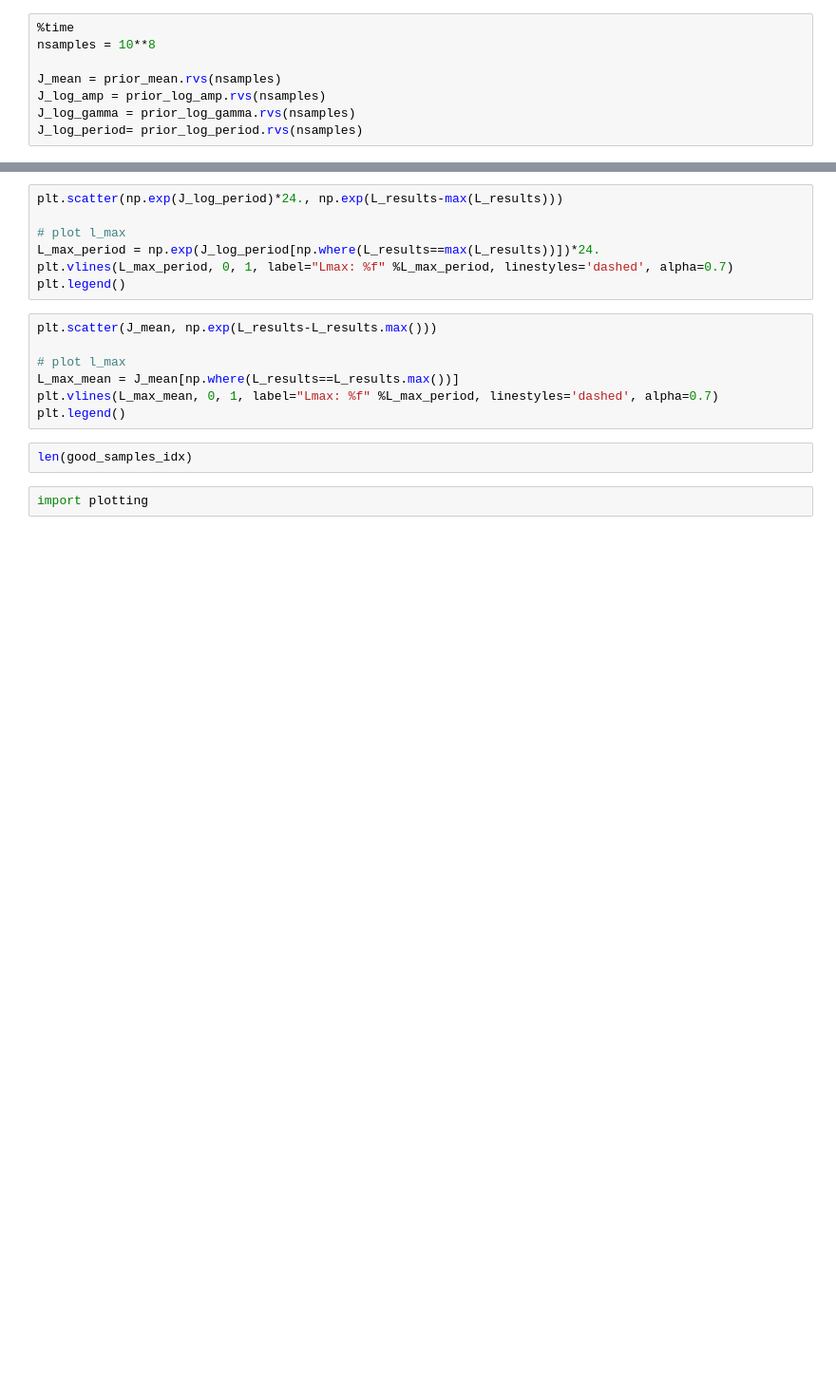
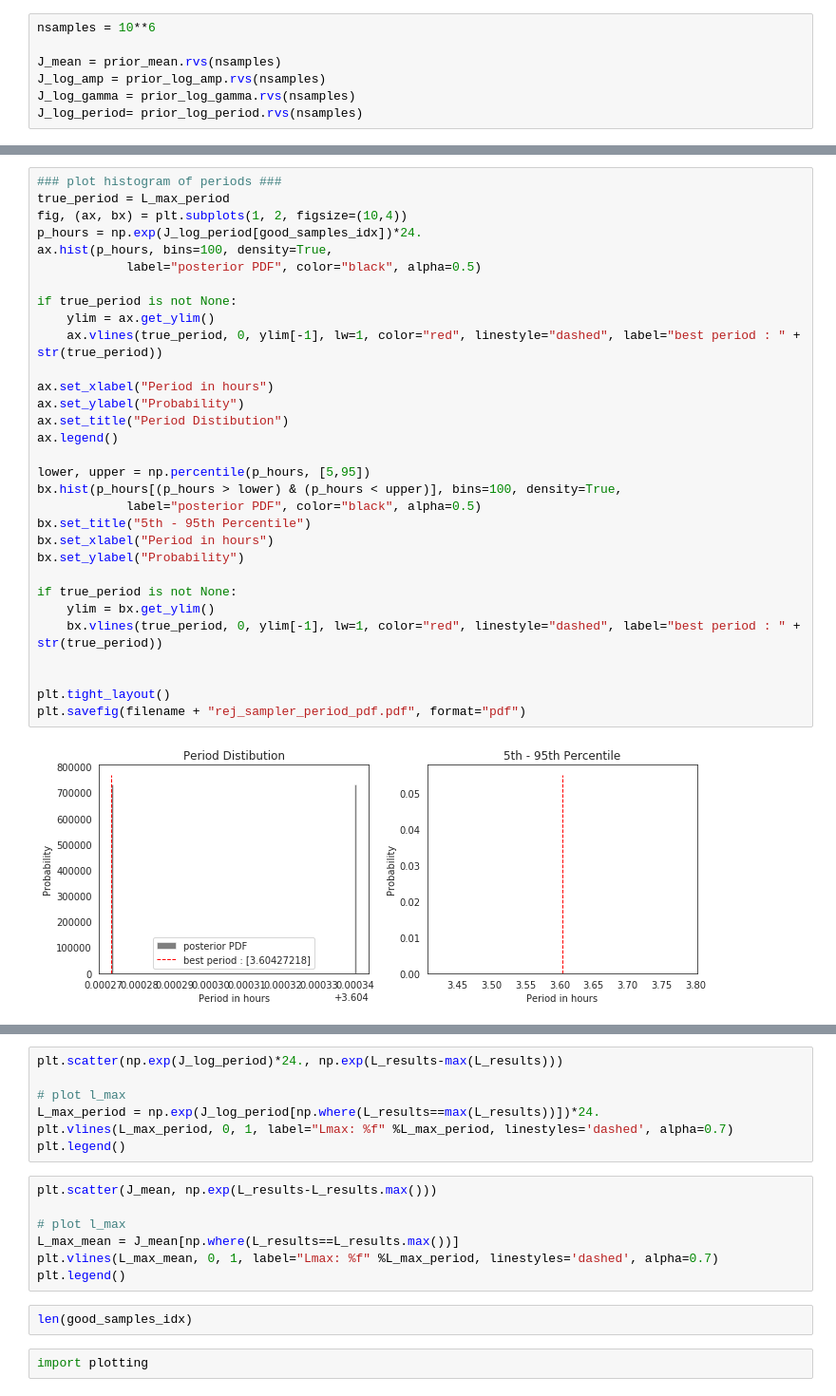
Before and after one commit to dirac-institute/CometGPs, a Jupyter notebook: cwl_sandbox/Rejection Sampling.ipynb, the cells around one changed output, grey strips where cells are left out. Shown at 95% size. Cells and saved outputs as stored; diff of their text form; blank space fills up the shorter version.

```diff
--- a/cwl_sandbox/Rejection Sampling.ipynb
+++ b/cwl_sandbox/Rejection Sampling.ipynb
@@ -38,8 +48,7 @@ prior_log_amp = scipy.stats.norm(np.log(0.15), np.log(2))
 prior_log_gamma = scipy.stats.norm(np.log(10), np.log(2))
 prior_log_period = scipy.stats.norm(np.log(4./24.), (12./24.))
 # %%
-%time
-nsamples = 10**8
+nsamples = 10**6
 
 J_mean = prior_mean.rvs(nsamples)
 J_log_amp = prior_log_amp.rvs(nsamples)
@@ -256,0 +170,33 @@ plt.xlim([3.6035, 3.6040])
+# %%
+### plot histogram of periods ###
+true_period = L_max_period
+fig, (ax, bx) = plt.subplots(1, 2, figsize=(10,4))
+p_hours = np.exp(J_log_period[good_samples_idx])*24.
+ax.hist(p_hours, bins=100, density=True,
+            label="posterior PDF", color="black", alpha=0.5)
+
+if true_period is not None:
+    ylim = ax.get_ylim()
+    ax.vlines(true_period, 0, ylim[-1], lw=1, color="red", linestyle="dashed", label="best period : " + str(true_period))
+
+ax.set_xlabel("Period in hours")
+ax.set_ylabel("Probability")
+ax.set_title("Period Distibution")
+ax.legend()
+
+lower, upper = np.percentile(p_hours, [5,95])
+bx.hist(p_hours[(p_hours > lower) & (p_hours < upper)], bins=100, density=True,
+            label="posterior PDF", color="black", alpha=0.5)
+bx.set_title("5th - 95th Percentile")
+bx.set_xlabel("Period in hours")
+bx.set_ylabel("Probability")
+
+if true_period is not None:
+    ylim = bx.get_ylim()
+    bx.vlines(true_period, 0, ylim[-1], lw=1, color="red", linestyle="dashed", label="best period : " + str(true_period))
+
+
+plt.tight_layout()
+plt.savefig(filename + "rej_sampler_period_pdf.pdf", format="pdf")
+# %% [output]
+[figure, added]
```
Also changed, not shown: parts of 31 cells of this notebook, 6 other files.
